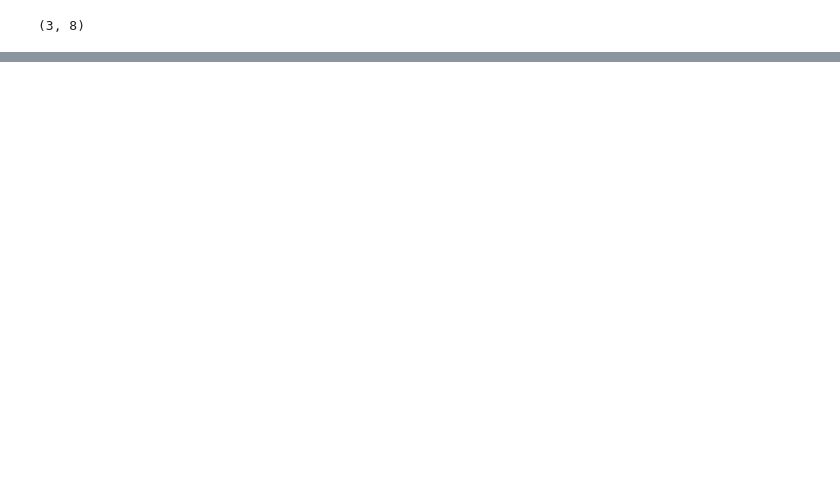
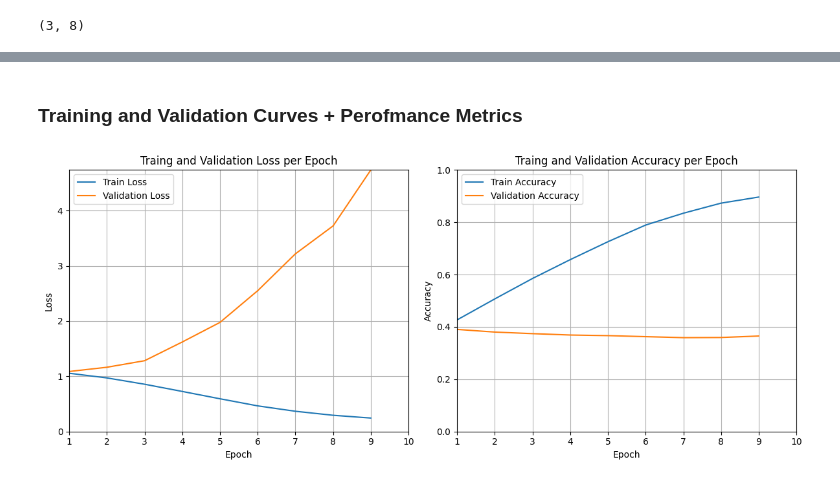
Before and after one commit to itsarun-git/LLM_Rating_System, a Jupyter notebook: LLM_Rating_System.ipynb, the cells around one changed output, grey strips where cells are left out. Saved outputs shown, nothing was run; the diff lists cells and outputs as text; code cells hidden in the pictures; blank space fills up the shorter version.

```diff
--- a/LLM_Rating_System.ipynb
+++ b/LLM_Rating_System.ipynb
@@ -348,4 +348,4 @@ Trainable parameters: 2568451
 import torch.optim as optim
 
 criterion = nn.CrossEntropyLoss()
-optimizer = optim.Adam(model.parameters(), lr = 0.0005)
+optimizer = optim.Adam(model.parameters(), lr = 0.005)
@@ -426,0 +425,3 @@ Val Loss: 1.4630 | Val Acc: 0.3781
+# %%
+#calling function to train LLM_Rater base model
+train_loss, train_accuracy, val_loss, val_accuracy = model_trainer(model, train_loader, val_loader, num_epochs=10)
@@ -467,0 +505,39 @@ Actual Predictions:[tensor([2, 0, 1])]
+# %% [markdown]
+### Training  and Validation Curves + Perofmance Metrics
+# %%
+#fig, axes = plt.subplots(row,column, figsize=(height,width))
+
+def train_val_curve(train_loss, val_loss, train_accuracy, val_accuracy):
+  num_epochs = 10 #change accoding to no.of epochs used for training model
+  fig, axes = plt.subplots(1,2, figsize=(12,5))
+  first = axes[0]
+  second = axes[1]
+
+  #--Loss Plot--
+  first.plot(train_loss, label='Train Loss')
+  first.plot(val_loss, label='Validation Loss')
+  first.set_xlabel('Epoch')
+  first.set_ylabel('Loss')
+  first.set_title('Traing and Validation Loss per Epoch')
+  first.legend()
+  first.grid(True)
+  first.set_xlim(1, num_epochs)
+  first.set_ylim(0, max(max(train_loss), max(val_loss)))
+
+  #--Accuracy Plot--
+  second.plot(train_accuracy, label='Train Accuracy')
+  second.plot(val_accuracy, label='Validation Accuracy')
+  second.set_xlabel('Epoch')
+  second.set_ylabel('Accuracy')
+  second.set_title('Traing and Validation Accuracy per Epoch')
+  second.legend()
+  second.grid(True)
+  second.set_xlim(1, num_epochs)  # Set x-axis to match epoch range
+  second.set_ylim(0, 1.0)         # Accuracy is between 0 and 1
+
+  plt.tight_layout()
+  plt.show()
+# %%
+train_val_curve(train_loss, val_loss, train_accuracy, val_accuracy)
+# %% [output]
+[figure, added]
```
Also changed, not shown: parts of 13 cells of this notebook.
